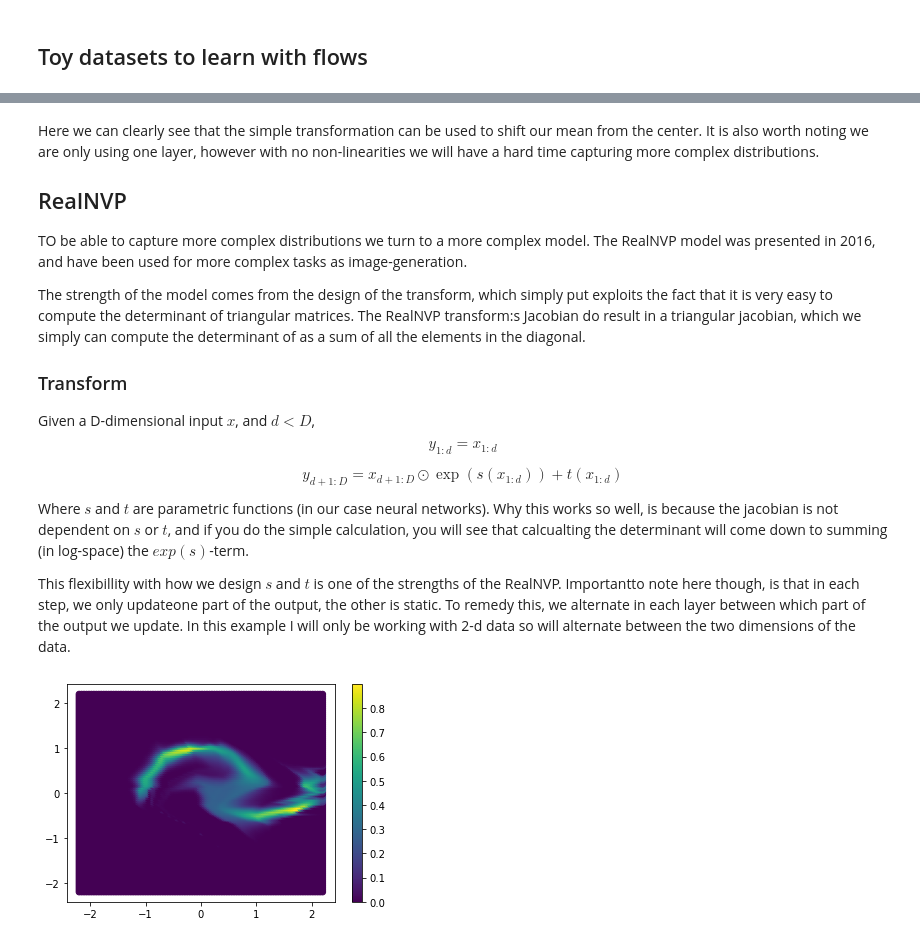
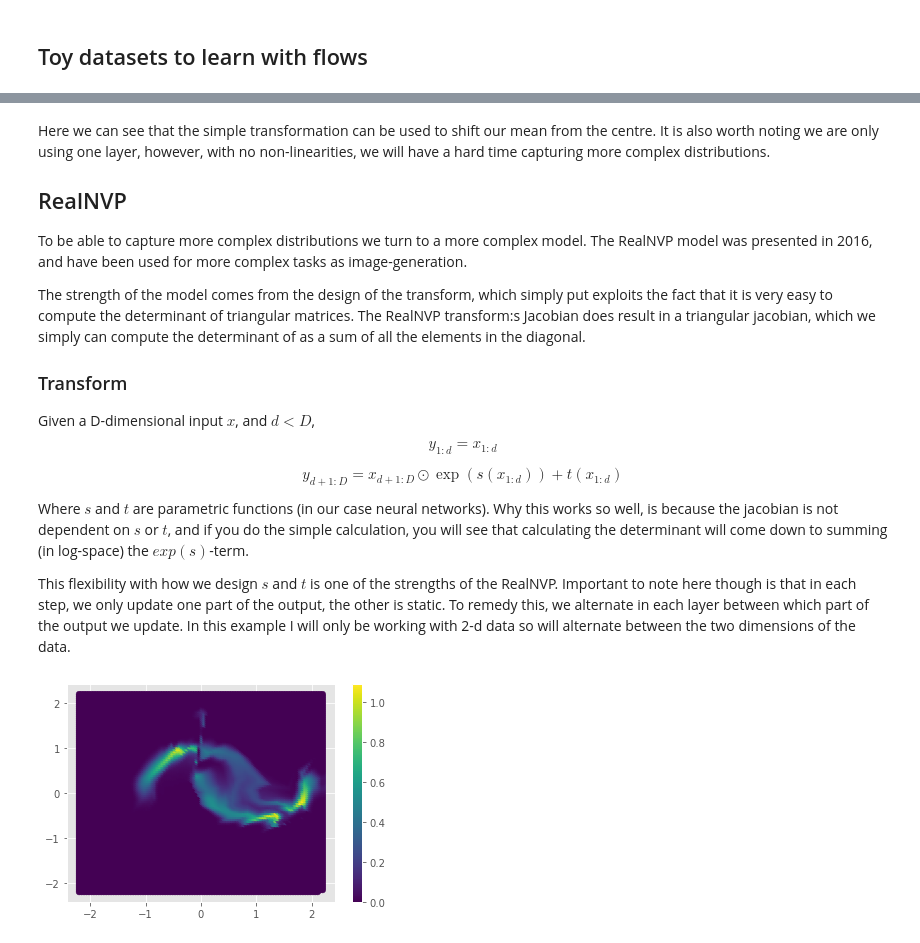
Before and after one commit to AxelNathanson/pytorch-normalizing-flows, a Jupyter notebook: Normalizing Flows with Pytorch.ipynb, the cells around one changed output, grey strips where cells are left out. Cells and saved outputs as stored; diff of their text form; code cells hidden in the pictures.

```diff
--- a/Normalizing Flows with Pytorch.ipynb
+++ b/Normalizing Flows with Pytorch.ipynb
@@ -11,8 +9,10 @@ import matplotlib.pyplot as plt
 import torch
 import tqdm
 
-from utils import FlowDataset, plot_density
+from utils import *
 from flow_models import SimpleAffine, StackSimpleAffine, RealNVP
+
+plt.style.use('ggplot')
 # %%
 # Very simple training loop
 def train(model, data, epochs = 100, batch_size = 64):
@@ -33,7 +33,7 @@ def train(model, data, epochs = 100, batch_size = 64):
 
                 epoch_loss += loss
             epoch_loss /= len(train_loader)
-            losses.append(epoch_loss.detach().numpy())
+            losses.append(np.copy(epoch_loss.detach().numpy()))
             tepoch.set_postfix(loss=epoch_loss.detach().numpy())
 
     return model, losses
@@ -81,11 +83,11 @@ for name in data_types:
 # %% [markdown]
-Here we can clearly see that the simple transformation can be used to shift our mean from the center. It is also worth noting we are only using one layer, however with no non-linearities we will have a hard time capturing more complex distributions.
+Here we can see that the simple transformation can be used to shift our mean from the centre. It is also worth noting we are only using one layer, however, with no non-linearities, we will have a hard time capturing more complex distributions.
 
 
 ## RealNVP
-TO be able to capture more complex distributions we turn to a more complex model. The RealNVP model was presented in 2016, and have been used for more complex tasks as image-generation.
+To be able to capture more complex distributions we turn to a more complex model. The RealNVP model was presented in 2016, and have been used for more complex tasks as image-generation.
 
-The strength of the model comes from the design of the transform, which simply put exploits the fact that it is very easy to compute the determinant of triangular matrices. The RealNVP transform:s Jacobian do result in a triangular jacobian, which we simply can compute the determinant of as a sum of all the elements in the diagonal.
+The strength of the model comes from the design of the transform, which simply put exploits the fact that it is very easy to compute the determinant of triangular matrices. The RealNVP transform:s Jacobian does result in a triangular jacobian, which we simply can compute the determinant of as a sum of all the elements in the diagonal.
 
 ### Transform
 Given a D-dimensional input $x$, and $d<D$,
@@ -94,21 +96,21 @@ $$y_{1:d} = x_{1:d}$$
 $$y_{d+1:D}= x_{d+1:D} \odot \exp(s(x_{1:d})) + t(x_{1:d})$$
 
 Where $s$ and $t$ are parametric functions (in our case neural networks).
-Why this works so well, is because the jacobian is not dependent on $s$ or $t$, and if you do the simple calculation, you will see that calcualting the determinant will come down to summing (in log-space) the $exp(s)$-term.
+Why this works so well, is because the jacobian is not dependent on $s$ or $t$, and if you do the simple calculation, you will see that calculating the determinant will come down to summing (in log-space) the $exp(s)$-term.
 
-This flexibillity with how we design $s$ and $t$ is one of the strengths of the RealNVP.
-Importantto note here though, is that in each step, we only updateone part of the output, the other is static. To remedy this, we alternate in each layer between which part of the output we update. In this example I will only be working with 2-d data so will alternate between the two dimensions of the data.
+This flexibility with how we design $s$ and $t$ is one of the strengths of the RealNVP.
+Important to note here though is that in each step, we only update one part of the output, the other is static. To remedy this, we alternate in each layer between which part of the output we update. In this example I will only be working with 2-d data so will alternate between the two dimensions of the data.
 # %%
 torch.manual_seed(2)
 np.random.seed(0)
 
 num_layers= 4
 masks = torch.nn.functional.one_hot(torch.tensor([i % 2 for i in range(num_layers)])).float()
 hidden_size = 32
 
 data = FlowDataset('Moons')
 NVP_model = RealNVP(masks, hidden_size)
-model, loss = train(NVP_model, data, epochs = 500)
-plot_density(model, mesh_size=2.2)
+moon_model, loss = train(NVP_model, data, epochs = 1000)
+plot_density(moon_model, mesh_size=2.2)
 # %% [output]
-[figure, old version]
+[figure, new version]
```
Also changed, not shown: parts of 10 cells of this notebook, 6 other files.
